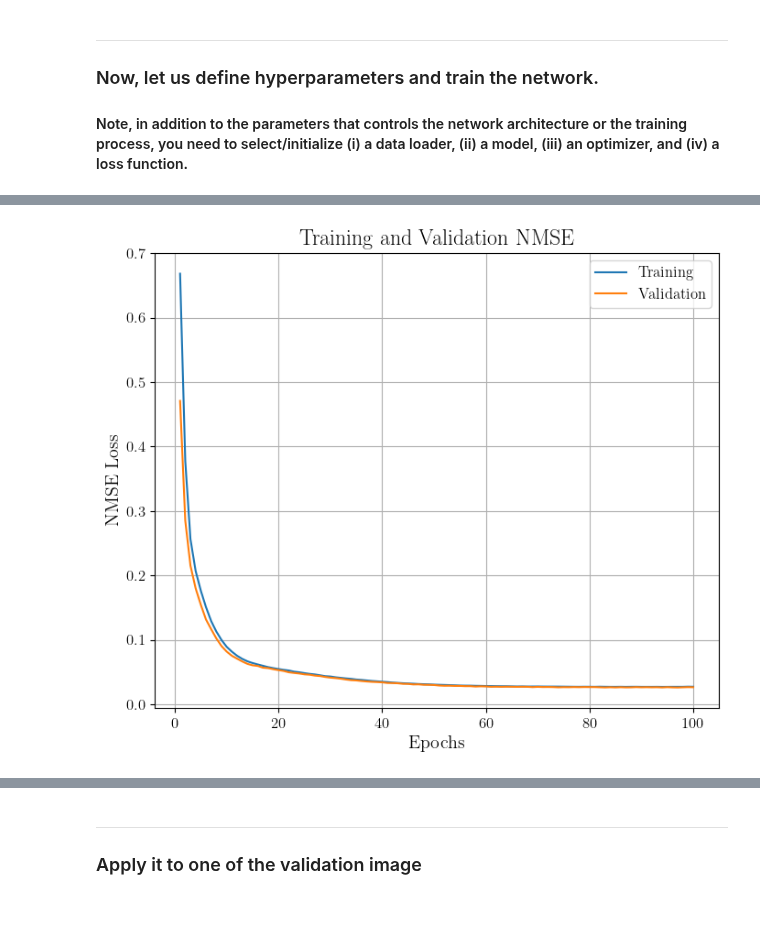
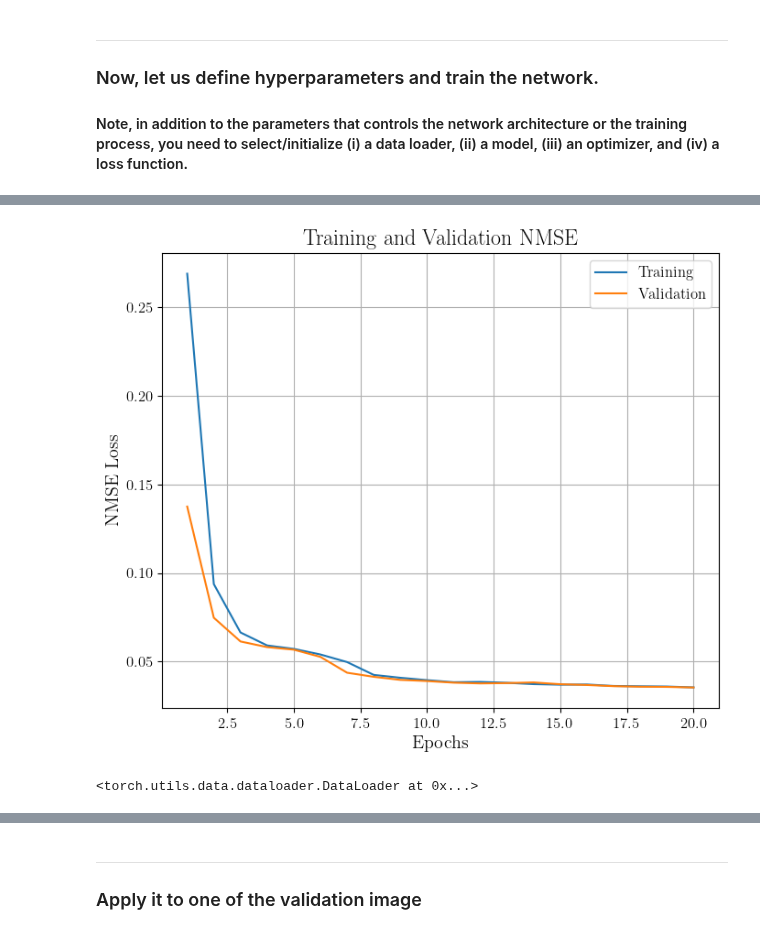
Before and after one commit to MihirJoe/MRI-Denoising, a Jupyter notebook: starter_code.ipynb, the cells around one changed output, grey strips where cells are left out. Saved outputs shown, nothing was run; the diff lists cells and outputs as text; code cells hidden in the pictures.

```diff
--- a/starter_code.ipynb
+++ b/starter_code.ipynb
@@ -112,7 +112,7 @@ class DeNoise1(nn.Module):
     self.conv4 = nn.Sequential(
       nn.Conv2d(128, 128, kernel_size=3, padding=1),
       nn.ReLU())
-    self.up = nn.Upsample(scale_factor=2)
+    self.up = nn.Upsample(scale_factor=4)
 
   def forward(self, x):
     x = self.conv1(x)
@@ -259,13 +259,13 @@ ___
 batch_size = 2  # Number of complete images in each batch
 lr = 1e-3  # Learning rate
 sig = 0.1  # Noise std
-num_epoch = 100  # Epochs
+num_epoch = 20  # Epochs
 
 # Model, criterion, and optimizer
 train_loader = create_loader(train_dataset, batch_size)
 val_loader = create_loader(val_dataset, batch_size)
 
-model = TrivialNet() # Pick a model
+model = DeNoise1() # Pick a model
 opt = optim.Adam(model.parameters(), lr=lr) # Pick an optimizer
 criterion = nn.MSELoss() # Pick a loss function
 
@@ -292,4 +292,8 @@ Epoch 100, Iteration 20, Loss: 0.001577
-[figure, old version]
+[figure, new version]
+# %%
+train_loader
+# %% [output]
+<torch.utils.data.dataloader.DataLoader at 0x...>
 # %%
 # Model Evaluation (Validation Set)
 sig = 0.1 # noise standard deviation
```
Also changed, not shown: parts of 9 cells of this notebook.
